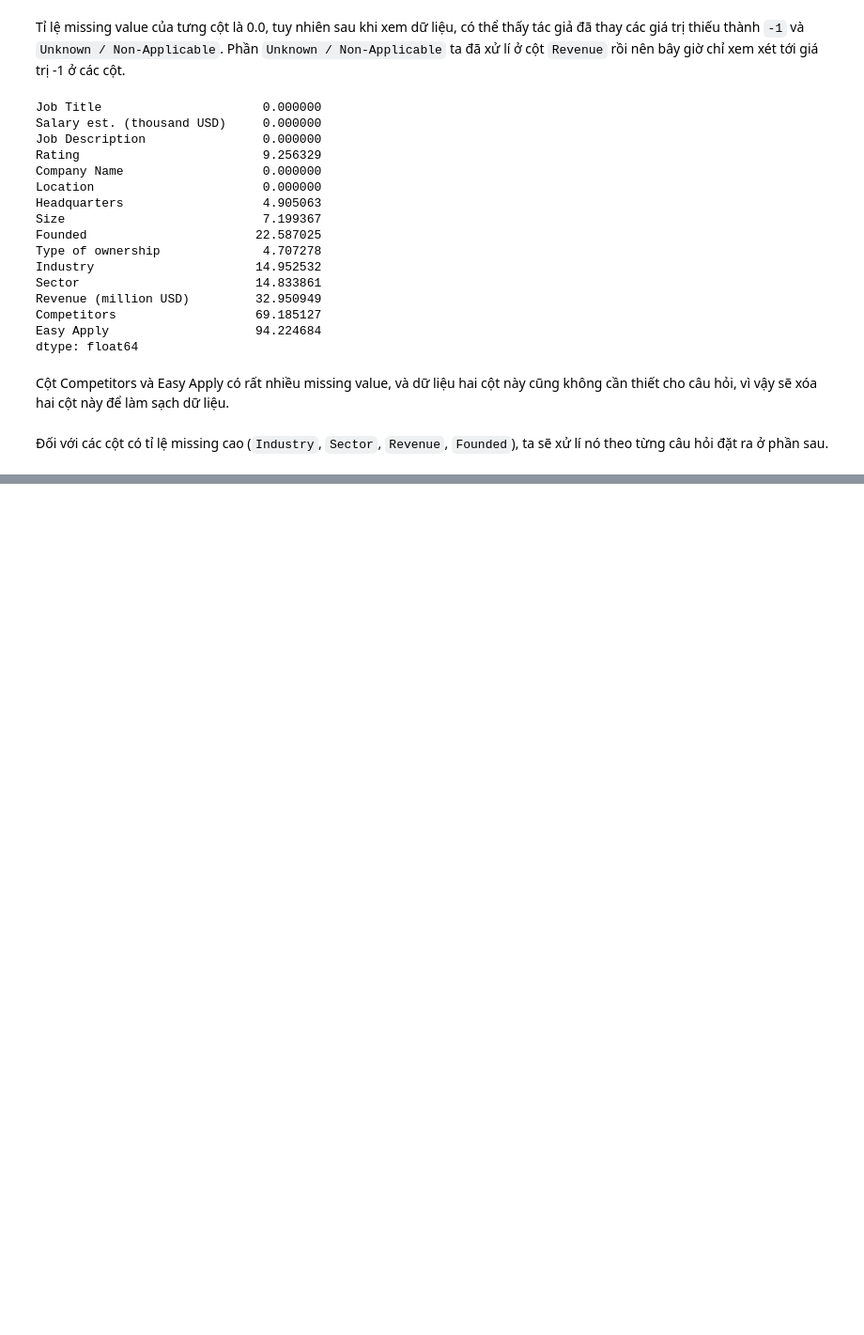
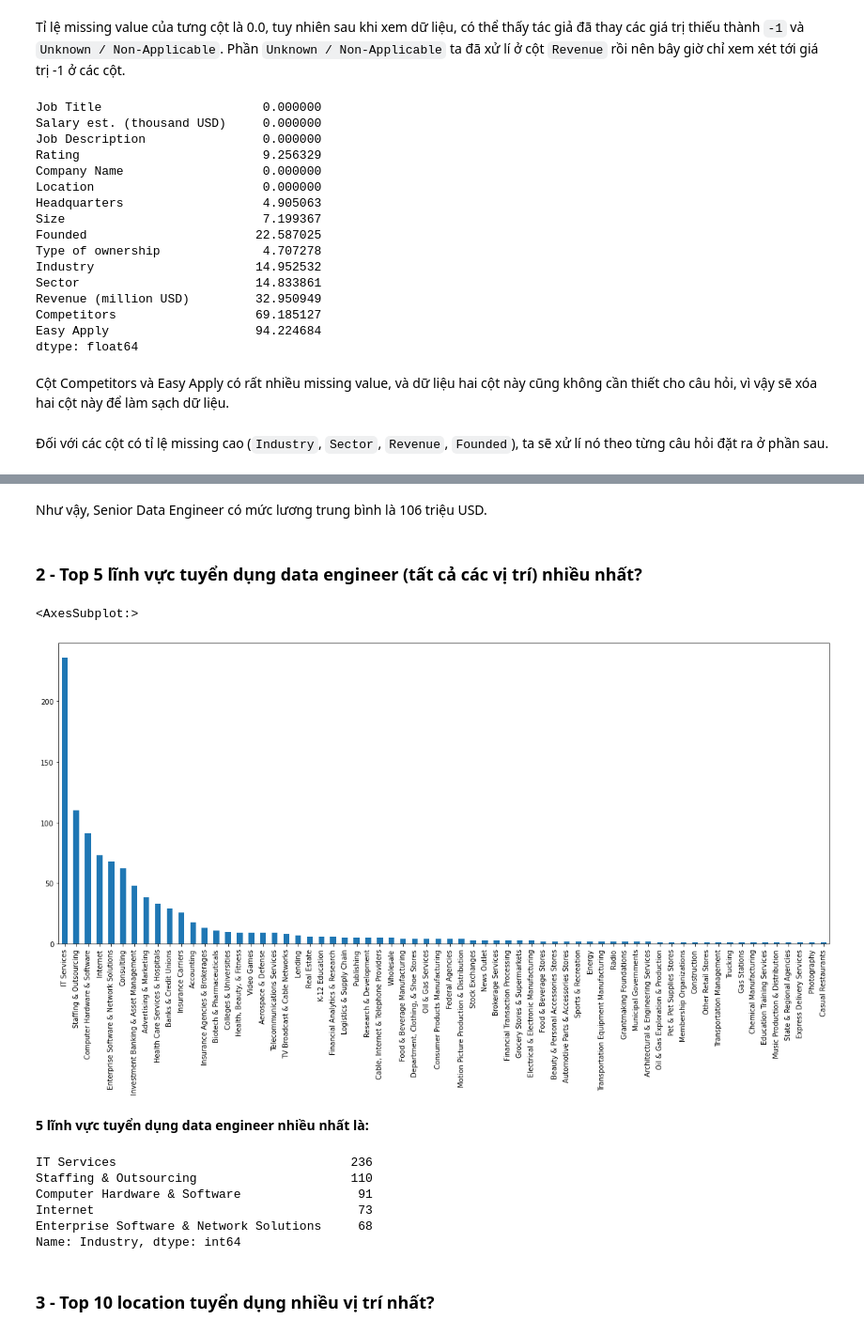
Before and after one commit to Hien-Hirune/FinalProject_KHDL, a Jupyter notebook: Analysis.ipynb, the cells around one changed output, grey strips where cells are left out. Shown at 94% size. Drawn from its saved outputs; the diff is of its cells as text; code cells hidden in the pictures; blank space fills up the shorter version.

```diff
--- a/Analysis.ipynb
+++ b/Analysis.ipynb
@@ -288,0 +433,23 @@ tmp[['Location','Revenue (million USD)']]
+# %% [markdown]
+Như vậy, Senior Data Engineer có mức lương trung bình là 106 triệu USD.
+# %% [markdown]
+### 2 - Top 5 lĩnh vực tuyển dụng data engineer (tất cả các vị trí) nhiều nhất?
+# %%
+industry = data_engineer_jobs[data_engineer_jobs['Job Title'] == "Data Engineer"]["Industry"].value_counts()
+industry.drop(labels=['-1']).plot.bar(figsize=(20,8))
+# %% [output]
+<AxesSubplot:>
+[figure, added]
+# %% [markdown]
+**5 lĩnh vực tuyển dụng data engineer nhiều nhất là:**
+# %%
+industry.drop(labels=['-1']).head(5)
+# %% [output]
+IT Services                                236
+Staffing & Outsourcing                     110
+Computer Hardware & Software                91
+Internet                                    73
+Enterprise Software & Network Solutions     68
+Name: Industry, dtype: int64
+# %% [markdown]
+### 3 - Top 10 location tuyển dụng nhiều vị trí nhất?
```
Also changed, not shown: parts of 35 cells of this notebook.
